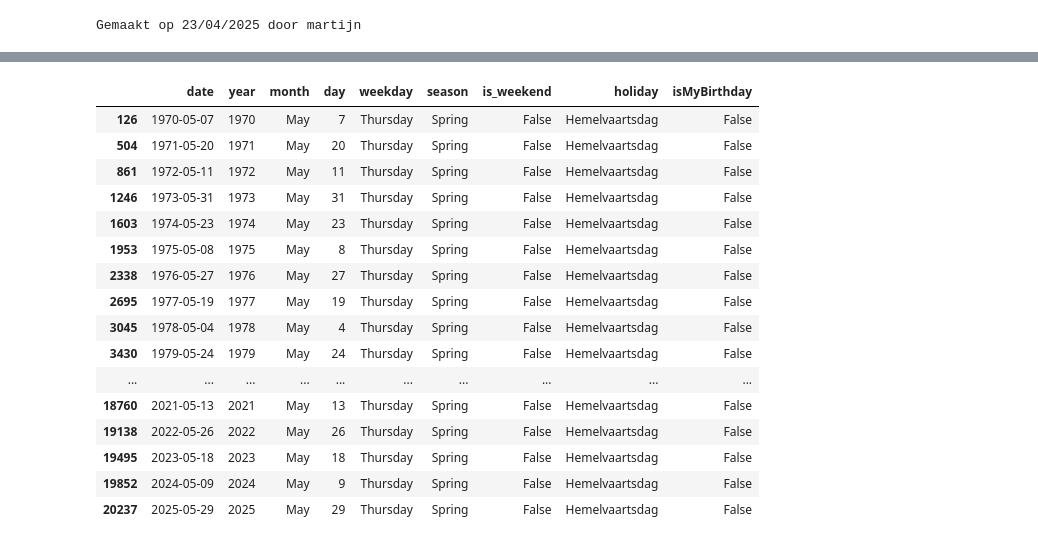
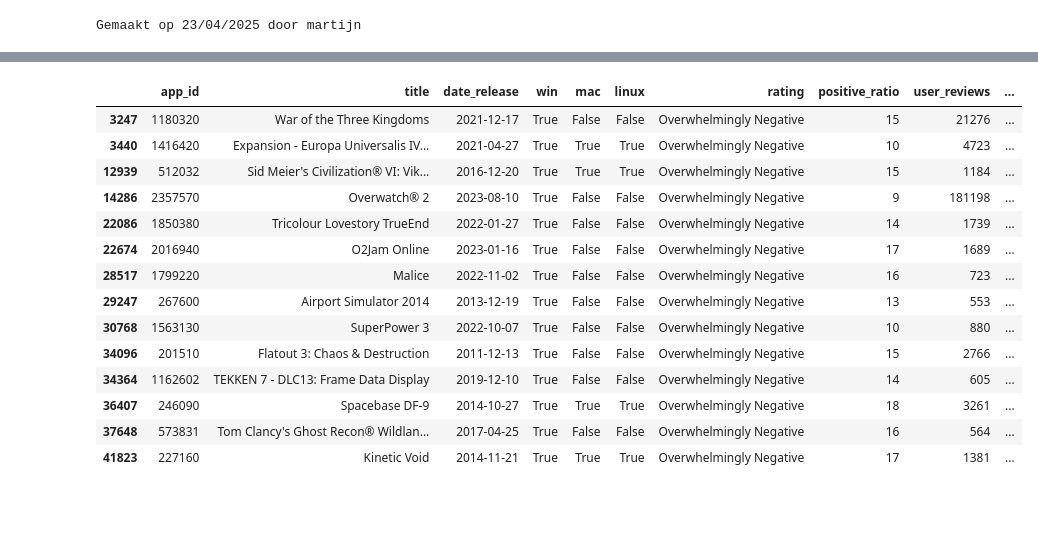
Before and after one commit to oldmartijntje/avans1.4-portfolio, a Jupyter notebook: assignment 4.ipynb, the cells around one changed output, grey strips where cells are left out. Cells and saved outputs as stored; diff of their text form; code cells hidden in the pictures; blank space fills up the shorter version.

```diff
--- a/assignment 4.ipynb
+++ b/assignment 4.ipynb
@@ -6,6 +6,6 @@ Gemaakt op 23/04/2025 door martijn
 import pandas as pd
 import seaborn as sns
 # %%
-my_data = pd.read_csv("./calendar_dataset_1970_2025_with_holidays.csv")
+my_data = pd.read_csv("./games.csv")
 my_data
 # %% [output]
@@ -30,20 +30,18 @@ my_data["holiday"].value_counts(dropna=True).plot(kind="bar")
 # %%
-my_data[my_data["holiday"] == "Hemelvaartsdag"]
+my_data[my_data["rating"] == "Overwhelmingly Negative"]
 # %% [output]
-|  | date | year | month | day | weekday | season | is_weekend | holiday | isMyBirthday |
-| 126 | 1970-05-07 | 1970 | May | 7 | Thursday | Spring | False | Hemelvaartsdag | False |
-| 504 | 1971-05-20 | 1971 | May | 20 | Thursday | Spring | False | Hemelvaartsdag | False |
-| 861 | 1972-05-11 | 1972 | May | 11 | Thursday | Spring | False | Hemelvaartsdag | False |
-| 1246 | 1973-05-31 | 1973 | May | 31 | Thursday | Spring | False | Hemelvaartsdag | False |
-| 1603 | 1974-05-23 | 1974 | May | 23 | Thursday | Spring | False | Hemelvaartsdag | False |
-| 1953 | 1975-05-08 | 1975 | May | 8 | Thursday | Spring | False | Hemelvaartsdag | False |
-| 2338 | 1976-05-27 | 1976 | May | 27 | Thursday | Spring | False | Hemelvaartsdag | False |
-| 2695 | 1977-05-19 | 1977 | May | 19 | Thursday | Spring | False | Hemelvaartsdag | False |
-| 3045 | 1978-05-04 | 1978 | May | 4 | Thursday | Spring | False | Hemelvaartsdag | False |
-| 3430 | 1979-05-24 | 1979 | May | 24 | Thursday | Spring | False | Hemelvaartsdag | False |
-| ... | ... | ... | ... | ... | ... | ... | ... | ... | ... |
-| 18760 | 2021-05-13 | 2021 | May | 13 | Thursday | Spring | False | Hemelvaartsdag | False |
-| 19138 | 2022-05-26 | 2022 | May | 26 | Thursday | Spring | False | Hemelvaartsdag | False |
-| 19495 | 2023-05-18 | 2023 | May | 18 | Thursday | Spring | False | Hemelvaartsdag | False |
-| 19852 | 2024-05-09 | 2024 | May | 9 | Thursday | Spring | False | Hemelvaartsdag | False |
-| 20237 | 2025-05-29 | 2025 | May | 29 | Thursday | Spring | False | Hemelvaartsdag | False |
+|  | app_id | title | date_release | win | mac | linux | rating | positive_ratio | user_reviews | ... |
+| 3247 | 1180320 | War of the Three Kingdoms | 2021-12-17 | True | False | False | Overwhelmingly Negative | 15 | 21276 | ... |
+| 3440 | 1416420 | Expansion - Europa Universalis IV... | 2021-04-27 | True | True | True | Overwhelmingly Negative | 10 | 4723 | ... |
+| 12939 | 512032 | Sid Meier's Civilization® VI: Vik... | 2016-12-20 | True | True | True | Overwhelmingly Negative | 15 | 1184 | ... |
+| 14286 | 2357570 | Overwatch® 2 | 2023-08-10 | True | False | False | Overwhelmingly Negative | 9 | 181198 | ... |
+| 22086 | 1850380 | Tricolour Lovestory TrueEnd | 2022-01-27 | True | False | False | Overwhelmingly Negative | 14 | 1739 | ... |
+| 22674 | 2016940 | O2Jam Online | 2023-01-16 | True | False | False | Overwhelmingly Negative | 17 | 1689 | ... |
+| 28517 | 1799220 | Malice | 2022-11-02 | True | False | False | Overwhelmingly Negative | 16 | 723 | ... |
+| 29247 | 267600 | Airport Simulator 2014 | 2013-12-19 | True | False | False | Overwhelmingly Negative | 13 | 553 | ... |
+| 30768 | 1563130 | SuperPower 3 | 2022-10-07 | True | False | False | Overwhelmingly Negative | 10 | 880 | ... |
+| 34096 | 201510 | Flatout 3: Chaos & Destruction | 2011-12-13 | True | False | False | Overwhelmingly Negative | 15 | 2766 | ... |
+| 34364 | 1162602 | TEKKEN 7 - DLC13: Frame Data Display | 2019-12-10 | True | False | False | Overwhelmingly Negative | 14 | 605 | ... |
+| 36407 | 246090 | Spacebase DF-9 | 2014-10-27 | True | True | True | Overwhelmingly Negative | 18 | 3261 | ... |
+| 37648 | 573831 | Tom Clancy's Ghost Recon® Wildlan... | 2017-04-25 | True | False | False | Overwhelmingly Negative | 16 | 564 | ... |
+| 41823 | 227160 | Kinetic Void | 2014-11-21 | True | True | True | Overwhelmingly Negative | 17 | 1381 | ... |
```
Also changed, not shown: parts of 2 cells of this notebook, 9 other files.
